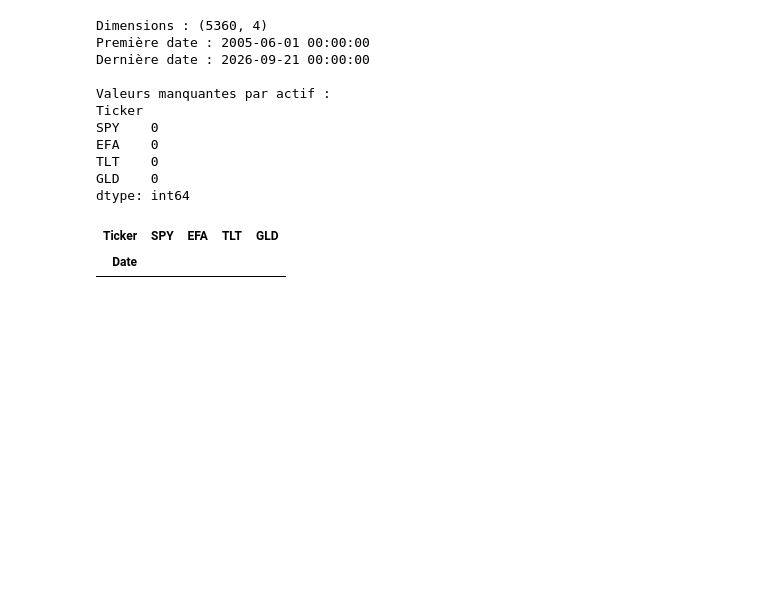
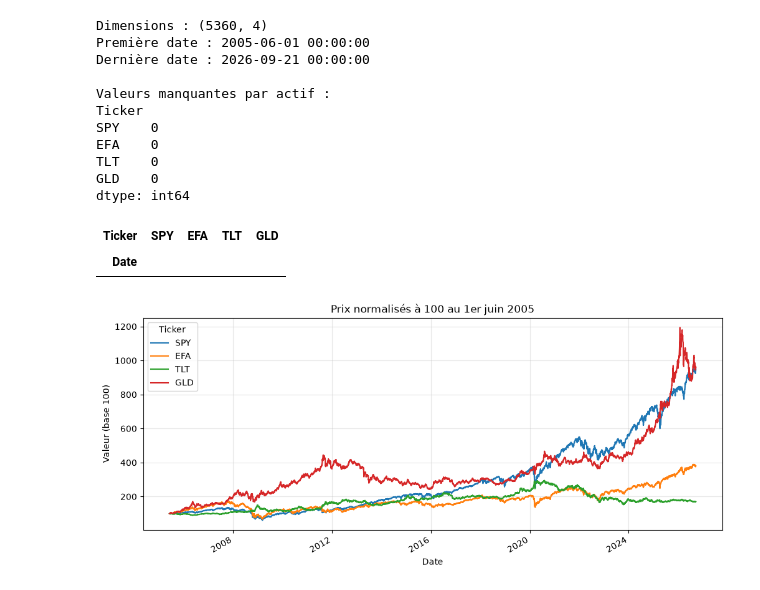
Before and after one commit to bahloulwassila/var-backtesting, a Jupyter notebook: notebooks/01_donnees.ipynb, the cells around one changed output. Drawn from its saved outputs; the diff is of its cells as text; code cells hidden in the pictures; blank space fills up the shorter version.

```diff
--- a/notebooks/01_donnees.ipynb
+++ b/notebooks/01_donnees.ipynb
@@ -57,3 +57,13 @@ prices[prices["EFA"].isna()]
 # %% [output]
 | Ticker | SPY | EFA | TLT | GLD |
 | Date |  |  |  |  |
+# %%
+normalized = prices / prices.iloc[0] * 100
+
+normalized.plot(figsize=(12, 5))
+plt.title("Prix normalisés à 100 au 1er juin 2005")
+plt.ylabel("Valeur (base 100)")
+plt.grid(alpha=0.3)
+plt.show()
+# %% [output]
+[figure, added]
```
Also changed, not shown: parts of 1 cell of this notebook.
